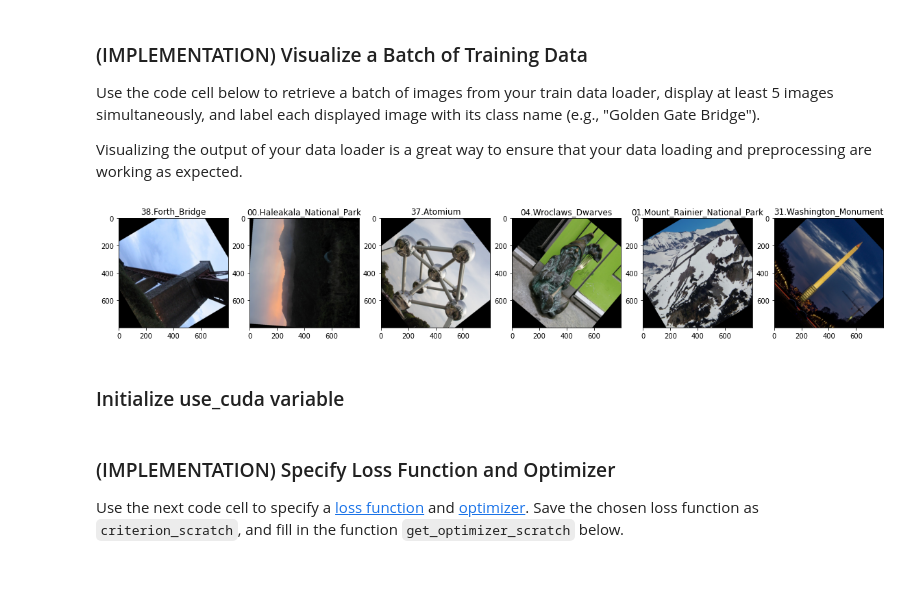
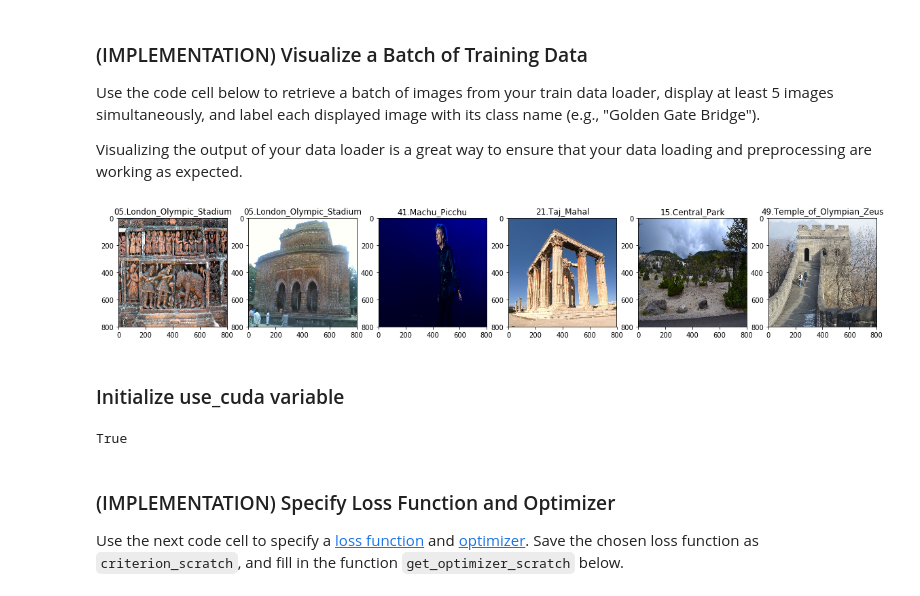
Before and after one commit to ZaidGhazal/Landmark-Classification-Using-Convolutional-Neural-Networks, a Jupyter notebook: landmark.ipynb, the cells around one changed output. Cells and saved outputs as stored; diff of their text form; code cells hidden in the pictures.

```diff
--- a/landmark.ipynb
+++ b/landmark.ipynb
@@ -131,3 +146,8 @@ loaders_scratch = {'train': train_loader, 'valid': validation_loader, 'test': te
+# %%
+TRAIN_PATH = r"data/train"
+TEST_PATH = r"data/test"
+batch_size =  8
+loaders_scratch = load_data(TRAIN_PATH, TEST_PATH, batch_size)
 # %%
 # Create a dict for each class name
 classes = next(os.walk(TRAIN_PATH))[1]
@@ -149,22 +169,25 @@ Use the code cell below to retrieve a batch of images from your train data loade
 Visualizing the output of your data loader is a great way to ensure that your data loading and preprocessing are working as expected.
 # %%
 # Show example images from a batch
-images, labels = next(iter(train_loader))
+images, labels = next(iter(loaders_scratch['train']))
 plt.subplots(figsize=(20, 20))
 
 for i in range(batch_size):
     plt.subplot(1, 6, i+1)
     plt.imshow(np.transpose(images[i].numpy(), (1, 2, 0)))
     plt.title(classes_dict[labels[i].item()])
 
     if i >= 5: break
 # %% [output]
-[figure, old version]
+[figure, new version]
 # %% [markdown]
 ### Initialize use_cuda variable
 # %%
 # useful variable that tells us whether we should use the GPU
 use_cuda = torch.cuda.is_available()
+use_cuda
+# %% [output]
+True
 # %% [markdown]
 ### (IMPLEMENTATION) Specify Loss Function and Optimizer
 
```
Also changed, not shown: parts of 32 cells of this notebook.
